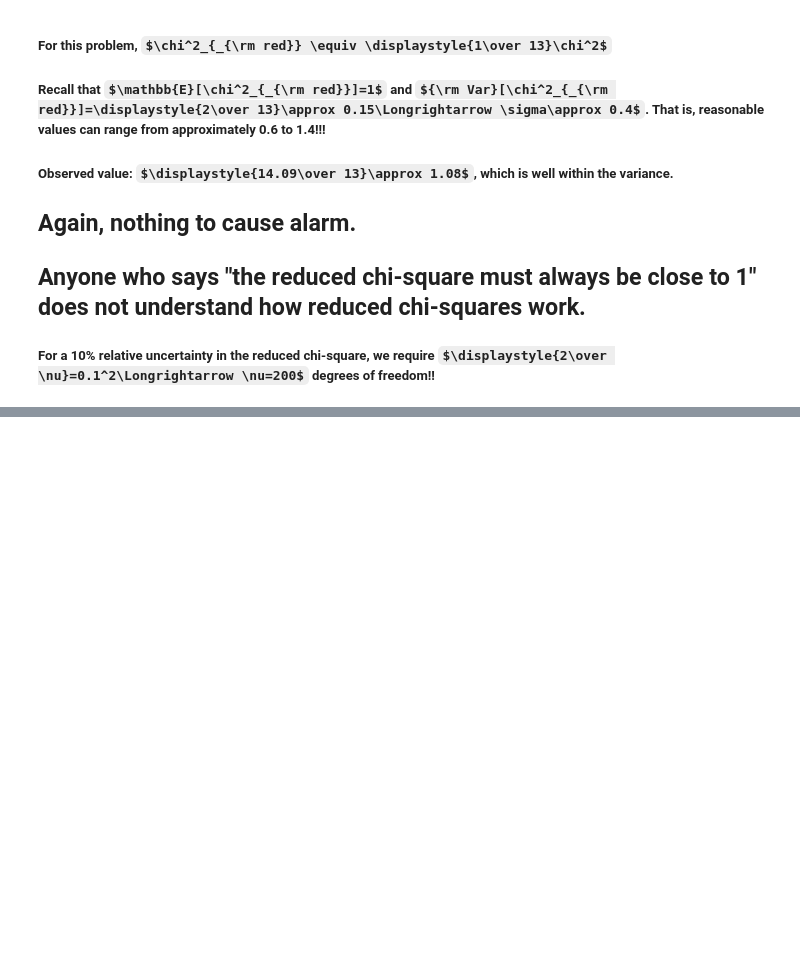
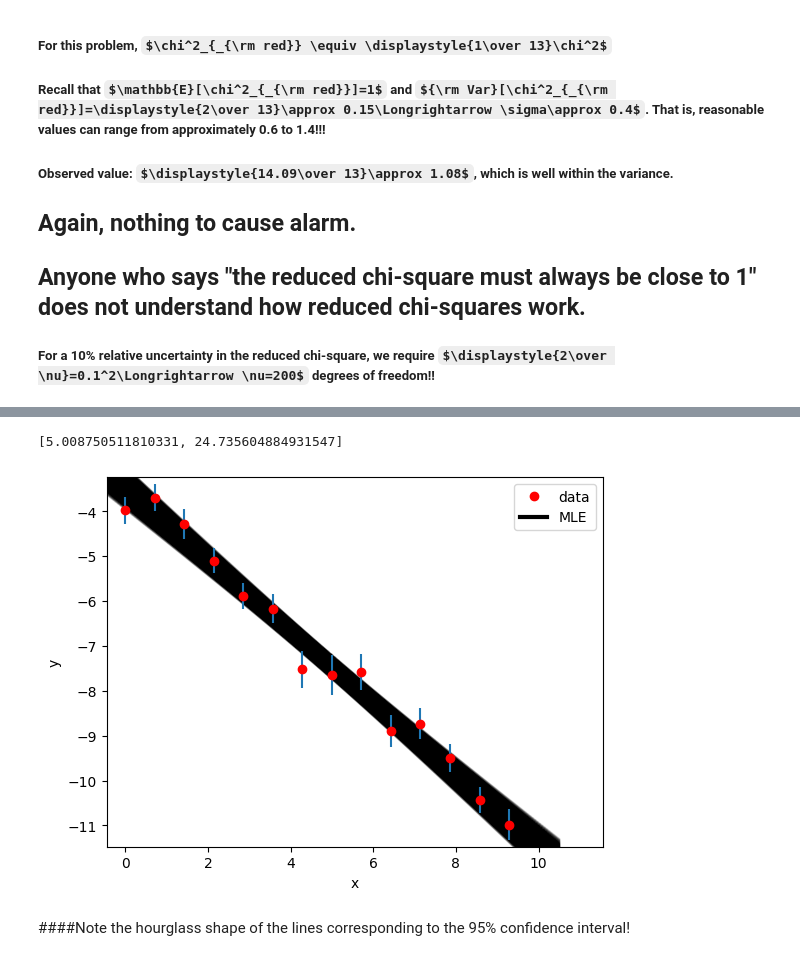
Before and after one commit to sundarjhu/AstrostatsIRyA2023, a Jupyter notebook: Statistics_For_Astronomers_20230911.ipynb, the cells around one changed output, grey strips where cells are left out. Cells and saved outputs as stored; diff of their text form; code cells hidden in the pictures; some formulas as TeX source; blank space fills up the shorter version.

```diff
--- a/Statistics_For_Astronomers_20230911.ipynb
+++ b/Statistics_For_Astronomers_20230911.ipynb
@@ -125,8 +125,8 @@ def chisq_minimise(A_range, B_range, x, y, y_err):
   #
   # Visualise the variation of \chisq with A and B,
   #   and the location of the minimum \chisq
-  A_grid = np.linspace(A_range[0], A_range[1], 1000)
-  B_grid = np.linspace(B_range[0], B_range[1], 1000)
+  A_grid = np.linspace(A_range[0], A_range[1], 100)
+  B_grid = np.linspace(B_range[0], B_range[1], 100)
   #
   # If 1-dimensional (B = 0), plot chisq vs A.
   if B_range[0] == B_range[1]:
@@ -144,6 +144,7 @@ def chisq_minimise(A_range, B_range, x, y, y_err):
     plt.show()
     print(f"The minimum chi-square, found graphically, was {np.round(chi2[loc_min], decimals=2)}"
     f" for A={np.round(A_min, decimals=2)} and B={np.round(B_min, decimals=2)}.")
+    return A_grid, B_grid, chi2
 
   # If 2-dimensional (B != 0), show a contour plot of chisq vs (A, B).
   else:
@@ -172,6 +173,7 @@ def chisq_minimise(A_range, B_range, x, y, y_err):
     plt.show()
     print(f"The minimum chi-square, found graphically, was {np.round(chi2[loc_min], decimals=2)}"
     f" for A={np.round(A_min, decimals=2)} and B={np.round(B_min, decimals=2)}.")
+    return A_mesh, B_mesh, chi2
 # %% [markdown]
 ## Case 1: y = constant + noise
 # %%
@@ -195,7 +197,7 @@ N_data=15
 A_true, B_true = -3.5, -0.8
 x, y, y_err = make_data(A_true, B_true, N_data=15)
 plot_data(x, y, y_err, A_true, B_true)
-chisq_minimise((-4, -3), (-0.9, -0.7), x, y, y_err)
+A_mesh, B_mesh, chi_mesh = chisq_minimise((-4, -3), (-0.9, -0.7), x, y, y_err)
 # %% [output]
 [figure]
 Best-fit parameter values by minimising chi-squared:
@@ -234,0 +239,41 @@ The probability of obtaining a value higher than the observed value is 0.37
+# %%
+confidence = 0.95
+alpha = 1 - confidence
+CI = [chisq.ppf(alpha/2), chisq.ppf(1 - alpha/2)]
+print(CI)
+# select only those (A, B) combinations with chi_mesh values within this CI
+indices = np.where((chi_mesh >= CI[0]) & (chi_mesh <= CI[1]))
+A_selected = A_mesh[indices]
+B_selected = B_mesh[indices]
+# %% [output]
+[5.008750511810331, 24.735604884931547]
+# %%
+def plot_best_fit_with_unc(x, y, y_err, A, B, A_best, B_best):
+  """
+  Plot the observations and compare them to the best fit line
+  as well as all the models within a given confidence interval for the MLE
+  Arguments:
+  x, y: independent and dependent variable values
+  y_err: uncertainty in the dependent variable
+  A, B: meshgrid of A, B values corresponding to the 68% central CI for the MLE
+  A_best, B_best: intercept and slope for the MLE
+  """
+  plt.errorbar(x, y, yerr=y_err, linestyle='none', zorder=20)
+  plt.plot(x, y, 'ro', label='data', zorder=25)
+  ylim = plt.ylim()
+  plt.ylim(ylim[0] * 0.9, ylim[1] * 1.1)
+  xlim = np.array(plt.xlim())
+  for a, b in zip(A, B):
+    plt.plot(xlim, a + b * xlim, 'k-', alpha=0.01, zorder=0)
+  plt.xlim(xlim[0] * 0.9, xlim[1] * 1.1)
+  plt.plot(xlim, A_best + B_best * xlim, 'k-', label='MLE', linewidth=3, zorder=15)
+  plt.xlabel('x')
+  plt.ylabel('y')
+  plt.legend(loc='best')
+  plt.show()
+# %%
+plot_best_fit_with_unc(x, y, y_err, A_selected, B_selected, -3.47, -0.8)
+# %% [output]
+[figure, added]
+# %% [markdown]
+####Note the hourglass shape of the lines corresponding to the 95\% confidence interval!
```
Also changed, not shown: parts of 3 cells of this notebook.
